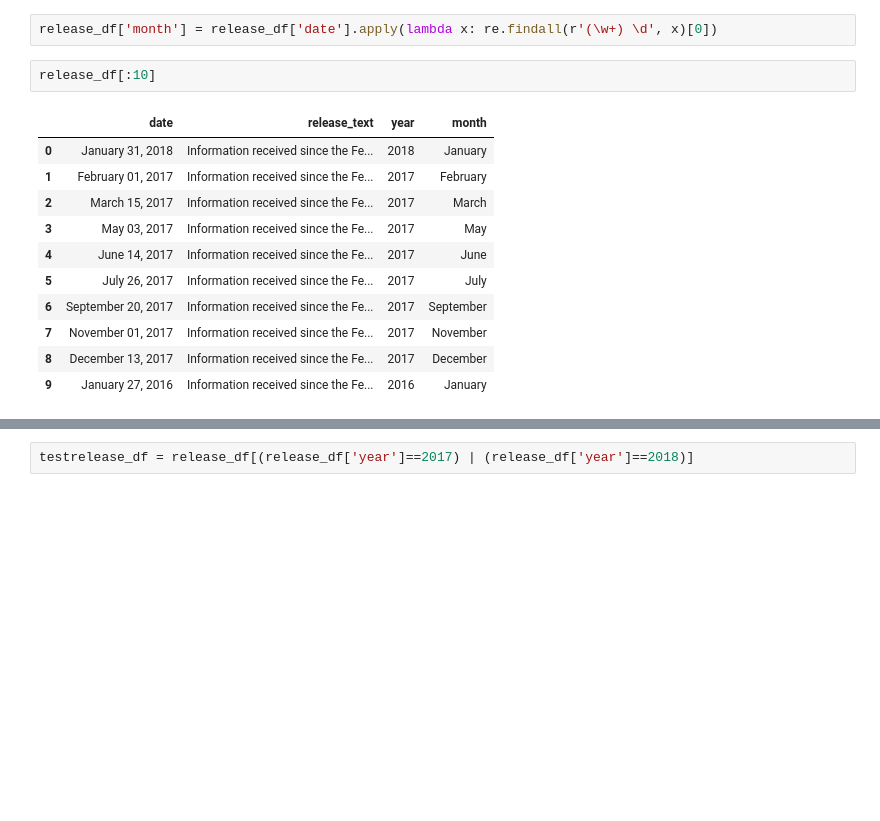
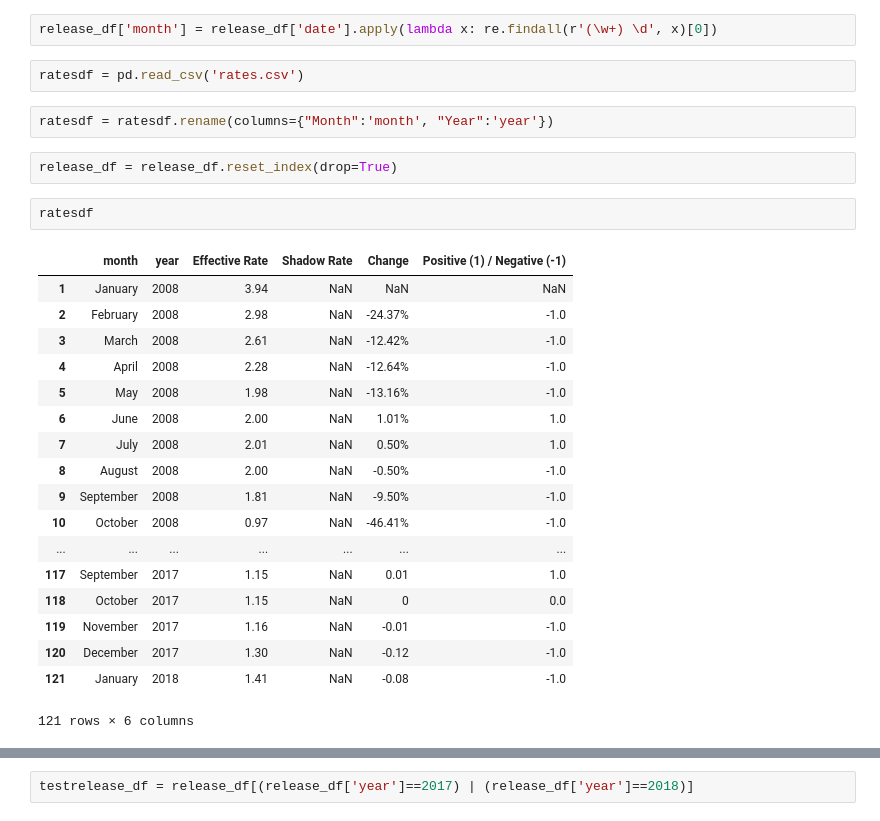
Before and after one commit to jgdenby/hawkwatchers, a Jupyter notebook: nltk_processing.ipynb, the cells around one changed output, grey strips where cells are left out. Drawn from its saved outputs; the diff is of its cells as text; blank space fills up the shorter version.

```diff
--- a/nltk_processing.ipynb
+++ b/nltk_processing.ipynb
@@ -16,17 +16,30 @@ release_df = pd.read_csv('release_df.csv', index_col=0)
 release_df['year'] = release_df['date'].apply(lambda x: int(x[-4:]))
 # %%
 release_df['month'] = release_df['date'].apply(lambda x: re.findall(r'(\w+) \d', x)[0])
-# %%
-release_df[:10]
-# %% [output]
-|  | date | release_text | year | month |
-| 0 | January 31, 2018 | Information received since the Fe... | 2018 | January |
-| 1 | February 01, 2017 | Information received since the Fe... | 2017 | February |
-| 2 | March 15, 2017 | Information received since the Fe... | 2017 | March |
-| 3 | May 03, 2017 | Information received since the Fe... | 2017 | May |
-| 4 | June 14, 2017 | Information received since the Fe... | 2017 | June |
-| 5 | July 26, 2017 | Information received since the Fe... | 2017 | July |
-| 6 | September 20, 2017 | Information received since the Fe... | 2017 | September |
-| 7 | November 01, 2017 | Information received since the Fe... | 2017 | November |
-| 8 | December 13, 2017 | Information received since the Fe... | 2017 | December |
-| 9 | January 27, 2016 | Information received since the Fe... | 2016 | January |
+# %%
+ratesdf = pd.read_csv('rates.csv')
+# %%
+ratesdf = ratesdf.rename(columns={"Month":'month', "Year":'year'})
+# %%
+release_df = release_df.reset_index(drop=True)
+# %%
+ratesdf
+# %% [output]
+|  | month | year | Effective Rate | Shadow Rate | Change | Positive (1) / Negative (-1) |
+| 1 | January | 2008 | 3.94 | NaN | NaN | NaN |
+| 2 | February | 2008 | 2.98 | NaN | -24.37% | -1.0 |
+| 3 | March | 2008 | 2.61 | NaN | -12.42% | -1.0 |
+| 4 | April | 2008 | 2.28 | NaN | -12.64% | -1.0 |
+| 5 | May | 2008 | 1.98 | NaN | -13.16% | -1.0 |
+| 6 | June | 2008 | 2.00 | NaN | 1.01% | 1.0 |
+| 7 | July | 2008 | 2.01 | NaN | 0.50% | 1.0 |
+| 8 | August | 2008 | 2.00 | NaN | -0.50% | -1.0 |
+| 9 | September | 2008 | 1.81 | NaN | -9.50% | -1.0 |
+| 10 | October | 2008 | 0.97 | NaN | -46.41% | -1.0 |
+| ... | ... | ... | ... | ... | ... | ... |
+| 117 | September | 2017 | 1.15 | NaN | 0.01 | 1.0 |
+| 118 | October | 2017 | 1.15 | NaN | 0 | 0.0 |
+| 119 | November | 2017 | 1.16 | NaN | -0.01 | -1.0 |
+| 120 | December | 2017 | 1.30 | NaN | -0.12 | -1.0 |
+| 121 | January | 2018 | 1.41 | NaN | -0.08 | -1.0 |
+121 rows × 6 columns
```
Also changed, not shown: parts of 5 cells of this notebook, 2 other files.
